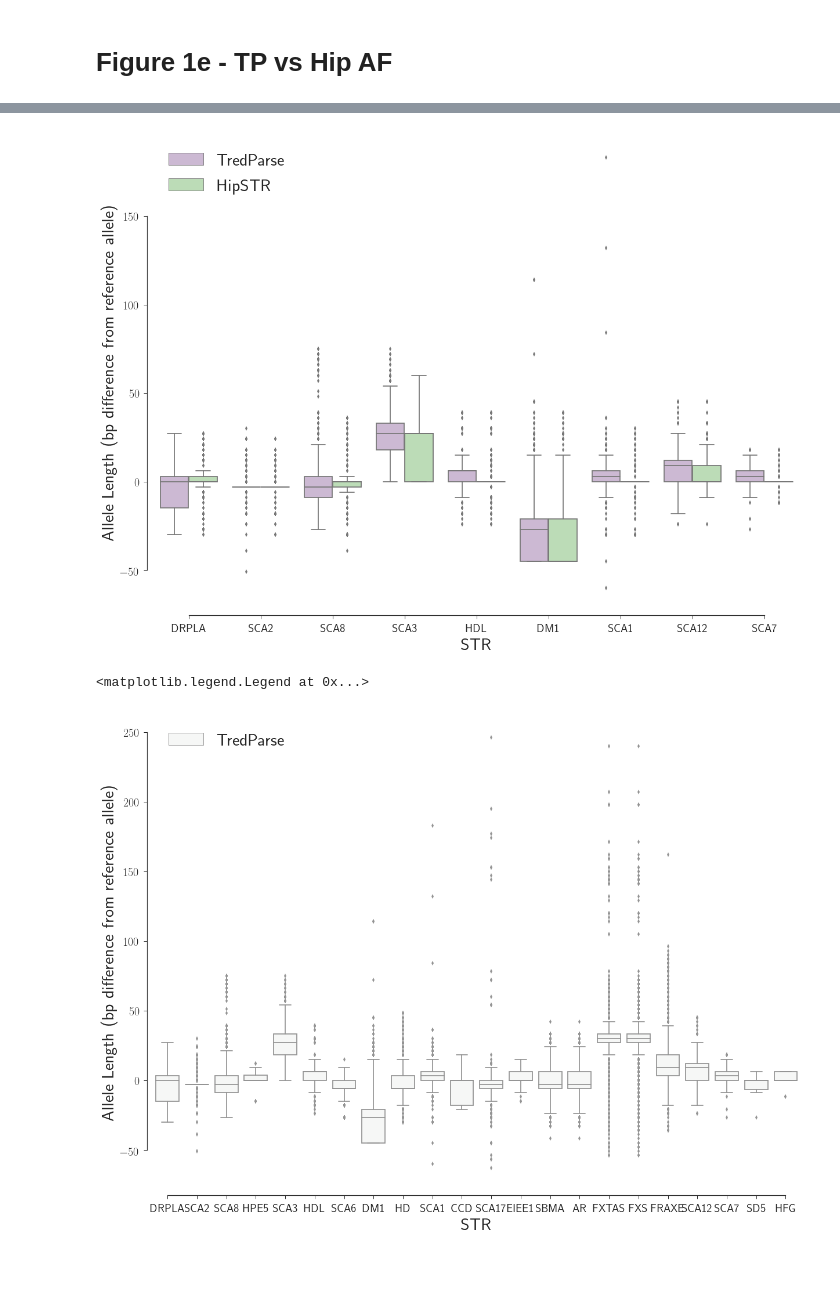
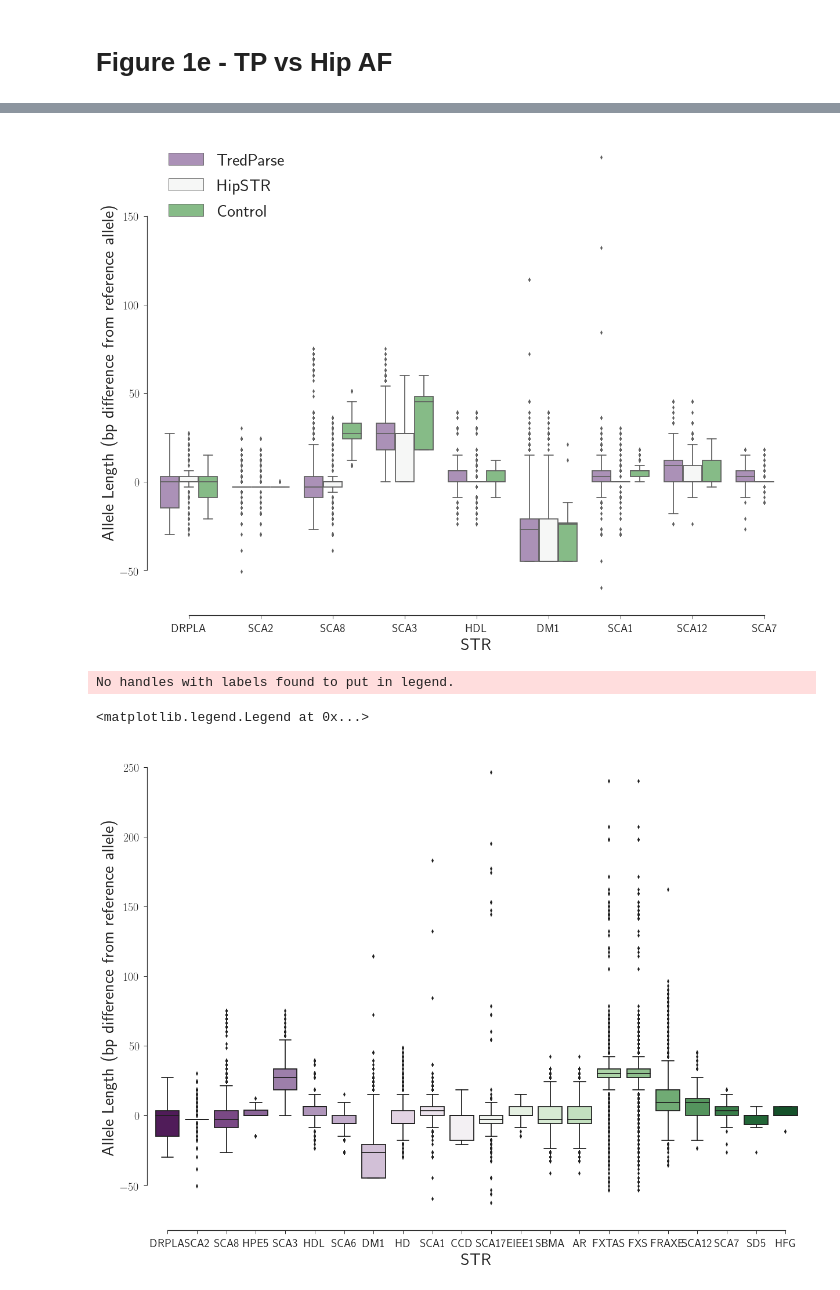
Before and after one commit to shubhamsaini/ssc-imputation, a Jupyter notebook: haplotype_paper/Figures/Figure1_SSCCallset_SS.ipynb, the cells around one changed output, grey strips where cells are left out. Saved outputs shown, nothing was run; the diff lists cells and outputs as text; code cells hidden in the pictures.

```diff
--- a/haplotype_paper/Figures/Figure1_SSCCallset_SS.ipynb
+++ b/haplotype_paper/Figures/Figure1_SSCCallset_SS.ipynb
@@ -318,3 +314,41 @@ for hip_locus in hipstr_loci:
+# %%
+## https://www.sciencedirect.com/science/article/pii/S0304394007010518
+control_size = 307
+cag_size = 3
+
+control_sca1 = [29]*int(0.06*307) + [30]*int(0.31*307) + [31]*int(0.37*307) + [32]*int(0.09*307) + [33]*int(0.09*307) + [34]*int(0.03*307) + [35]*int(0.02*307)
+control_sca2 = [22]*int(0.89*307) + [23]*int(0.09*307)
+control_sca3 = [14]*int(0.24*307) + [20]*int(0.06*307) + [21]*int(0.09*307) + [22]*int(0.02*307) + [23]*int(0.26*307) + [24]*int(0.06*307) + [26]*int(0.02*307) + [27]*int(0.16*307) + [28]*int(0.04*307)
+control_sca6 = [7]*int(0.075*307) + [11]*int(0.37*307) + [12]*int(0.19*307) + [13]*int(0.32*307) + [14]*int(0.04*307)
+#control_sca4 = [10]*int(0.76*307) + [11]*int(0.04*307) + [12]*int(0.14*307) + [13]*int(0.06*307)
+#control_sca10 = [10]*int(0.02*307) + [11]*int(0.09*307) + [12]*int(0.27*307) + [13]*int(0.29*307) + [14]*int(0.16*307) + [15]*int(0.08*307) + [16]*int(0.05*307) + [17]*int(0.02*307) + [18]*int(0.02*307)
+control_sca12 = [9]*int(0.02*307) + [10]*int(0.59*307) + [11]*int(0.01*307)  + [13]*int(0.11*307) + [14]*int(0.09*307) + [15]*int(0.15*307) + [16]*int(0.01*307) + [18]*int(0.02*307)
+control_sca17 = [30]*int(0.02*307) + [33]*int(0.06*307) + [34]*int(0.15*307)  + [35]*int(0.26*307) + [36]*int(0.41*307) + [37]*int(0.06*307) + [38]*int(0.01*307)
+control_sca8 = [18]*int(0.16*307) + [19]*int(0.02*307) + [21]*int(0.01*307)  + [23]*int(0.23*307) + [24]*int(0.10*307) + [25]*int(0.13*307) + [26]*int(0.11*307) + [27]*int(0.08*307)  + [28]*int(0.06*307) + [29]*int(0.04*307) + [30]*int(0.02*307) + [32]*int(0.01*307)
+control_drpla = [8]*int(0.12*307) + [10]*int(0.11*307) + [11]*int(0.01*307)  + [12]*int(0.02*307) + [13]*int(0.01*307) + [14]*int(0.04*307) + [15]*int(0.37*307) + [16]*int(0.20*307)  + [17]*int(0.07*307) + [18]*int(0.01*307) + [19]*int(0.02*307) + [20]*int(0.02*307)
+
+## https://www.ncbi.nlm.nih.gov/pmc/articles/PMC5387946/ CHINESE
+control_dm1 = [5]*31+[11]*14+[12]*30+[13]*14+[14]*3+[15]*5+[16]*1+[24]*1+[27]*1
+
+#control_htt = [int(item.strip()) for item in open("/storage/s1saini/manuscript_strsnp/fig3/tredparse_calls/htt_control_freqs.txt").readlines()]
+
+
+# https://www.ncbi.nlm.nih.gov/pmc/articles/PMC3880650/
+control_hdl= [11]*int(0.03*352) + [14]*int(0.53*352) + [15]*int(0.05*352) + [16]*int(0.28*352) + [17]*int(0.07*352) + [18]*int(0.01*352)
+
+sca1_length = 87
+sca2_length = 69
+sca3_length = 24
+sca6_length = 39
+#sca4_length = 0
+#sca10_length = 0
+sca12_length = 30
+sca17_length = 114
+sca8_length = 45
+drpla_length = 45
+dm1_length = 60
+#htt_length = 0
+hdl_length = 42
 # %%
 afData = pd.concat([afData, returnAFDF("SCA1", "Control", [x*3-sca1_length for x in control_sca1])])
 afData = pd.concat([afData, returnAFDF("SCA2", "Control", [x*3-sca2_length for x in control_sca2])])
@@ -324,3 +358,5 @@ afData = pd.concat([afData, returnAFDF("SCA12", "Control", [x*3-sca12_length for
 afData = pd.concat([afData, returnAFDF("SCA17", "Control", [x*3-sca17_length for x in control_sca17])])
 afData = pd.concat([afData, returnAFDF("SCA8", "Control", [x*3-sca8_length for x in control_sca8])])
 afData = pd.concat([afData, returnAFDF("DRPLA", "Control", [x*3-drpla_length for x in control_drpla])])
+afData = pd.concat([afData, returnAFDF("DM1", "Control", [x*3-dm1_length for x in control_dm1])])
+afData = pd.concat([afData, returnAFDF("HDL", "Control", [x*3-hdl_length for x in control_hdl])])
@@ -329,4 +363,6 @@ common_loci = afData[afData['locus'].isin(list(set(afData[afData.algorithm=="Hip
 # %%
+common_loci = afData[afData['locus'].isin(list(set(afData[afData.algorithm=="HipSTR"].locus.values)))]
+
 fig, ax = plt.subplots()
 fig.set_size_inches(20, 15)
 
@@ -348,31 +384,32 @@ ax.legend(loc="upper left", prop={'size': 30})
 
 fig.savefig(os.path.join(OUTPATH, "tp_vs_hipstr_af.pdf"))
 # %% [output]
-[figure, old version]
+[figure, new version]
 # %%
 tp_freq = afData[afData['algorithm']=="TredParse"]
 
 fig, ax = plt.subplots()
 fig.set_size_inches(20, 15)
 
-sns.boxplot(x="locus", y="allele", hue="algorithm", data=tp_freq, palette="PRGn")
+sns.boxplot(x="locus", y="allele", data=tp_freq, palette="PRGn")
 #ax = sns.swarmplot(x="locus", y="allele", hue="algorithm", data=afData, palette="PRGn", dodge=True,linewidth=1,edgecolor='gray')
 
 #handles, labels = ax.get_legend_handles_labels()
 #l = plt.legend(handles[0:np.unique(afData.algorithm).shape[0]], labels[0:np.unique(afData.algorithm).shape[0]], bbox_to_anchor=(1.05, 1), borderaxespad=0.)
 
 sns.despine(offset=10, trim=True)
 
 ax.tick_params(axis='both', which='major', labelsize=20)
 ax.tick_params(axis='both', which='minor', labelsize=20)
 
 ax.set_xlabel("STR", size=30);
 ax.set_ylabel("Allele Length (bp difference from reference allele)", size=30);
 
 ax.legend(loc="upper left", prop={'size': 30})
 # %% [output]
-<matplotlib.legend.Legend at 0x...>
+No handles with labels found to put in legend.
+<matplotlib.legend.Legend at 0x...>
-[figure, old version]
+[figure, new version]
 # %%
 control_loci = afData[afData['locus'].isin(list(set(afData[afData.algorithm=="Control"].locus.values)))]
 
```
Also changed, not shown: parts of 5 cells of this notebook, 1 other file.
